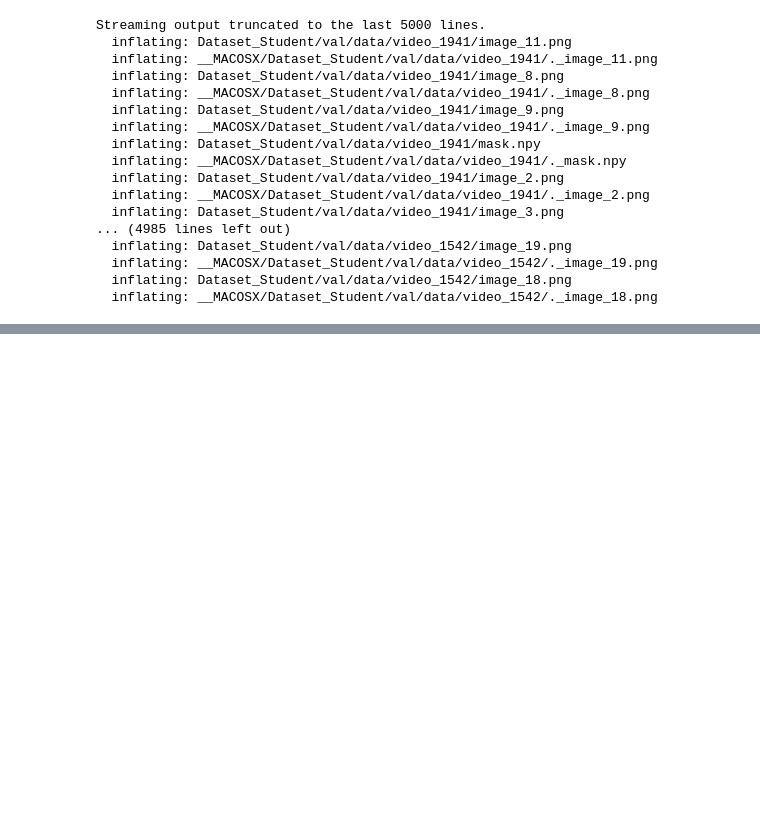
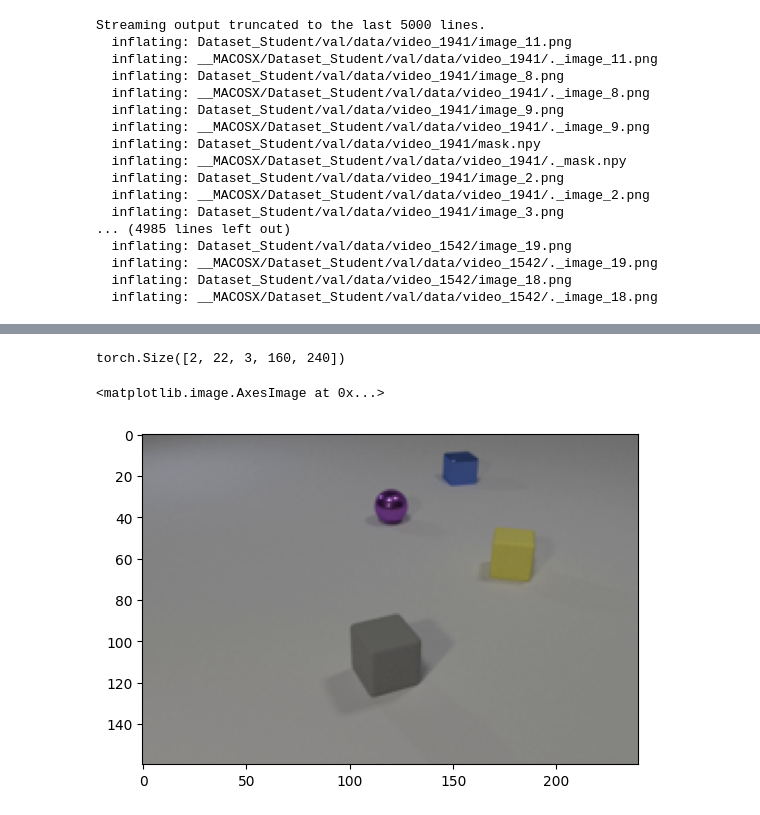
Before and after one commit to gbugli/DL_project_2023, a Jupyter notebook: UNet_masker.ipynb, the cells around one changed output, grey strips where cells are left out. Drawn from its saved outputs; the diff is of its cells as text; code cells hidden in the pictures; blank space fills up the shorter version.

```diff
--- a/UNet_masker.ipynb
+++ b/UNet_masker.ipynb
@@ -488,0 +824,3 @@ Unet_masker = UNet(                 # model input channels (1 for gray-scale ima
+# %%
+train_loader, val_loader, test_loader, renorm_transform = get_dataloader('BAIR', N, 'Dataset_Student/train', 'Dataset_Student/val', test_past_frames = 11,
+                                                     test_future_frames = 11, ngpus = 1, num_workers = 1)
@@ -505,0 +989,15 @@ scheduler = CosineAnnealingLR(optimizer, T_max=steps, eta_min=0.000001)
+# %%
+data, labels, masks =next(iter(trainloader))
+# %%
+data.shape
+# %% [output]
+torch.Size([2, 22, 3, 160, 240])
+# %%
+renormed = renorm_transform(data[:, 0])
+# %%
+frame = rearrange(renormed, 'f c h w -> f h w c')
+# %%
+plt.imshow(frame[0])
+# %% [output]
+<matplotlib.image.AxesImage at 0x...>
+[figure, added]
```
Also changed, not shown: parts of 27 cells of this notebook.
